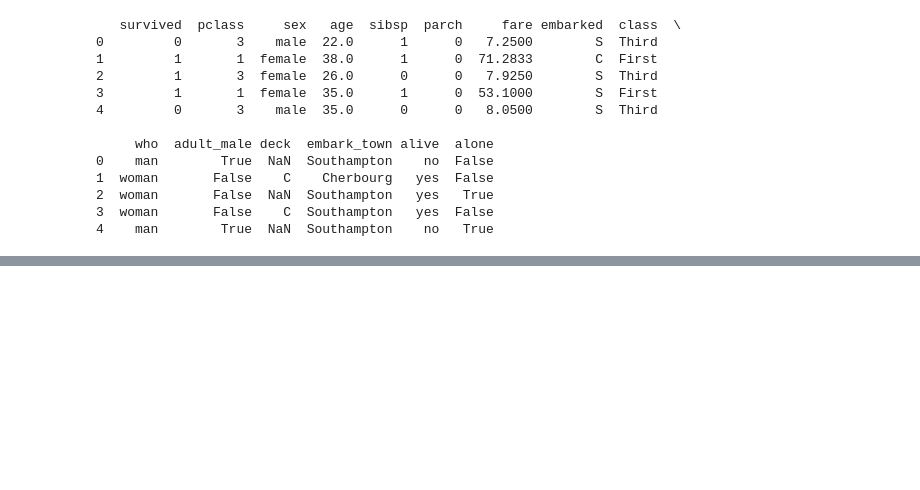
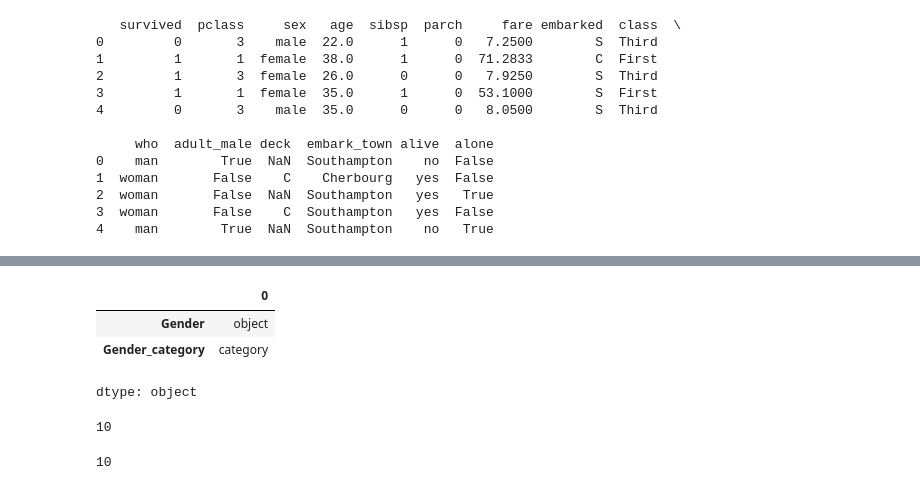
Before and after one commit to HongSeongMo/Bigdata_Analysis_Professional, a Jupyter notebook: 241011.ipynb, the cells around one changed output, grey strips where cells are left out. Cells and saved outputs as stored; diff of their text form; code cells hidden in the pictures; blank space fills up the shorter version.

```diff
--- a/241011.ipynb
+++ b/241011.ipynb
@@ -22,0 +125,8 @@ print(titanic.head())
+# %%
+import pandas as pd
+m = ['male']
+f = ['female']
+for i in range(9):
+    m.append('male');f.append('female')
+gender = m + f
+print(gender)
@@ -22,0 +135,3 @@ print(titanic.head())
+# %%
+df = pd.DataFrame(gender, columns=['Gender'])
+print(df)
@@ -22,0 +162,3 @@ print(titanic.head())
+# %%
+df['Gender_category'] = df['Gender'].astype('category')
+print(df)
@@ -22,0 +183,15 @@ print(titanic.head())
+# %%
+df.dtypes
+# %% [output]
+|  | 0 |
+| Gender | object |
+| Gender_category | category |
+dtype: object
+# %%
+df[df['Gender_category']=='male'].count()['Gender_category']
+# %% [output]
+10
+# %%
+df[df['Gender_category']=='female'].count()['Gender_category']
+# %% [output]
+10
```
Also changed, not shown: parts of 14 cells of this notebook.
